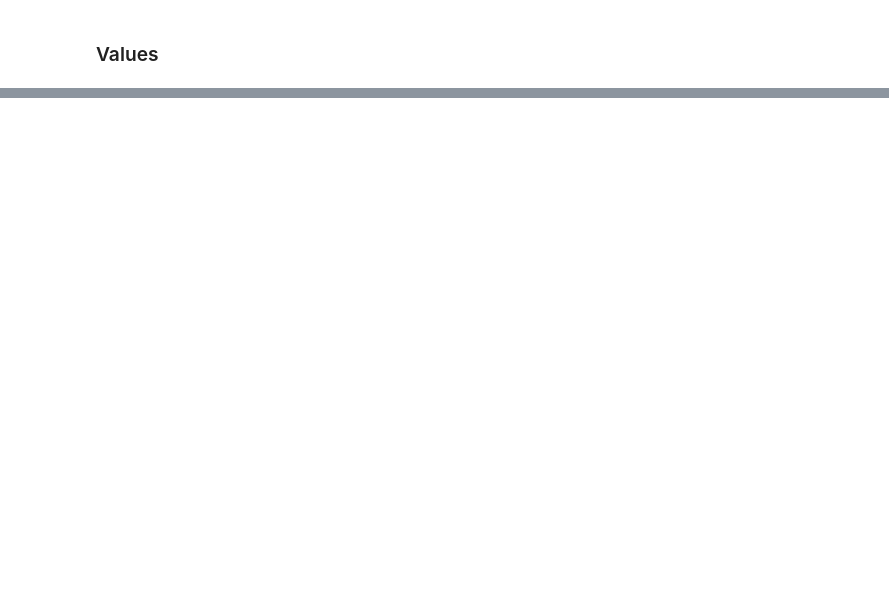
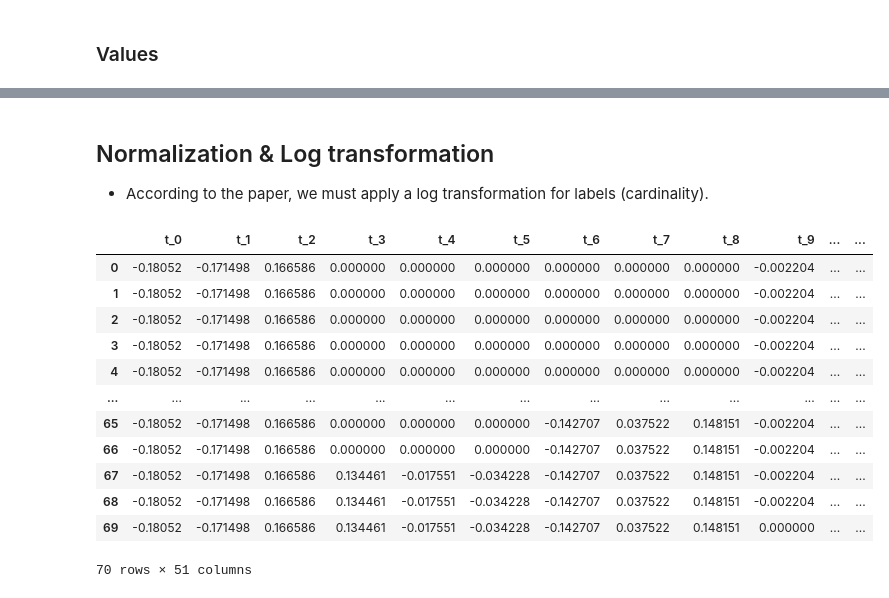
Before and after one commit to Erostrate9/vldb2021_fauce, a Jupyter notebook: colab_notebooks/Fauce.ipynb, the cells around one changed output, grey strips where cells are left out. Saved outputs shown, nothing was run; the diff lists cells and outputs as text; code cells hidden in the pictures; blank space fills up the shorter version.

```diff
--- a/colab_notebooks/Fauce.ipynb
+++ b/colab_notebooks/Fauce.ipynb
@@ -1032,0 +1563,4 @@ cp: error reading '/content/drive/MyDrive/Colab Notebooks/Fauce.ipynb': No such
+# %%
+f_input="/content/vldb2021_fauce/training_data/raw_data/job-light.csv"
+new_df = get_vectorization(f_input)
+new_df.to_csv("/content/vldb2021_fauce/training_data/featurization/job-light.csv", index=False)
@@ -1032,0 +1674,50 @@ cp: error reading '/content/drive/MyDrive/Colab Notebooks/Fauce.ipynb': No such
+# %% [markdown]
+## Normalization & Log transformation
+- According to the paper, we must apply a log transformation for labels (cardinality).
+# %%
+import pandas as pd
+from sklearn.preprocessing import MinMaxScaler
+def normalize_features(df):
+  features = df.iloc[:, :-1]
+  labels = df.iloc[:, -1]
+  # normalize features
+  scaler = MinMaxScaler()
+  normalized_features = scaler.fit_transform(features)
+  normalized_features_df = pd.DataFrame(normalized_features, columns=features.columns)
+  df_normalized = pd.concat([normalized_features_df, labels], axis=1)
+  return df_normalized
+# %%
+def log_labels(df):
+  features = df.iloc[:, :-1]
+  labels = df.iloc[:, -1]
+  # log 2 cardinality
+  labels_adjusted = np.where(labels < 1, 1, labels)
+  labels_transformed = np.log2(labels_adjusted)
+  labels_df = pd.DataFrame(labels_transformed, columns=['cardinality'])
+  return pd.concat([features, labels_df], axis=1)
+# %%
+def transform_features_and_labels(f_input, f_output, normalization=False):
+  df = pd.read_csv(f_input)
+  if normalization:
+    df = normalize_features(df)
+  df = log_labels(df)
+  df.to_csv(f_output, index=False)
+  return df
+# %%
+f_input='/content/vldb2021_fauce/training_data/featurization/job-light.csv'
+f_output='/content/vldb2021_fauce/models_training/datasets/job-light.csv'
+transform_features_and_labels(f_input, f_output, normalization=False)
+# %% [output]
+|  | t_0 | t_1 | t_2 | t_3 | t_4 | t_5 | t_6 | t_7 | t_8 | t_9 | ... | ... |
+| 0 | -0.18052 | -0.171498 | 0.166586 | 0.000000 | 0.000000 | 0.000000 | 0.000000 | 0.000000 | 0.000000 | -0.002204 | ... | ... |
+| 1 | -0.18052 | -0.171498 | 0.166586 | 0.000000 | 0.000000 | 0.000000 | 0.000000 | 0.000000 | 0.000000 | -0.002204 | ... | ... |
+| 2 | -0.18052 | -0.171498 | 0.166586 | 0.000000 | 0.000000 | 0.000000 | 0.000000 | 0.000000 | 0.000000 | -0.002204 | ... | ... |
+| 3 | -0.18052 | -0.171498 | 0.166586 | 0.000000 | 0.000000 | 0.000000 | 0.000000 | 0.000000 | 0.000000 | -0.002204 | ... | ... |
+| 4 | -0.18052 | -0.171498 | 0.166586 | 0.000000 | 0.000000 | 0.000000 | 0.000000 | 0.000000 | 0.000000 | -0.002204 | ... | ... |
+| ... | ... | ... | ... | ... | ... | ... | ... | ... | ... | ... | ... | ... |
+| 65 | -0.18052 | -0.171498 | 0.166586 | 0.000000 | 0.000000 | 0.000000 | -0.142707 | 0.037522 | 0.148151 | -0.002204 | ... | ... |
+| 66 | -0.18052 | -0.171498 | 0.166586 | 0.000000 | 0.000000 | 0.000000 | -0.142707 | 0.037522 | 0.148151 | -0.002204 | ... | ... |
+| 67 | -0.18052 | -0.171498 | 0.166586 | 0.134461 | -0.017551 | -0.034228 | -0.142707 | 0.037522 | 0.148151 | -0.002204 | ... | ... |
+| 68 | -0.18052 | -0.171498 | 0.166586 | 0.134461 | -0.017551 | -0.034228 | -0.142707 | 0.037522 | 0.148151 | -0.002204 | ... | ... |
+| 69 | -0.18052 | -0.171498 | 0.166586 | 0.134461 | -0.017551 | -0.034228 | -0.142707 | 0.037522 | 0.148151 | 0.000000 | ... | ... |
+70 rows × 51 columns
```
Also changed, not shown: parts of 115 cells of this notebook.
